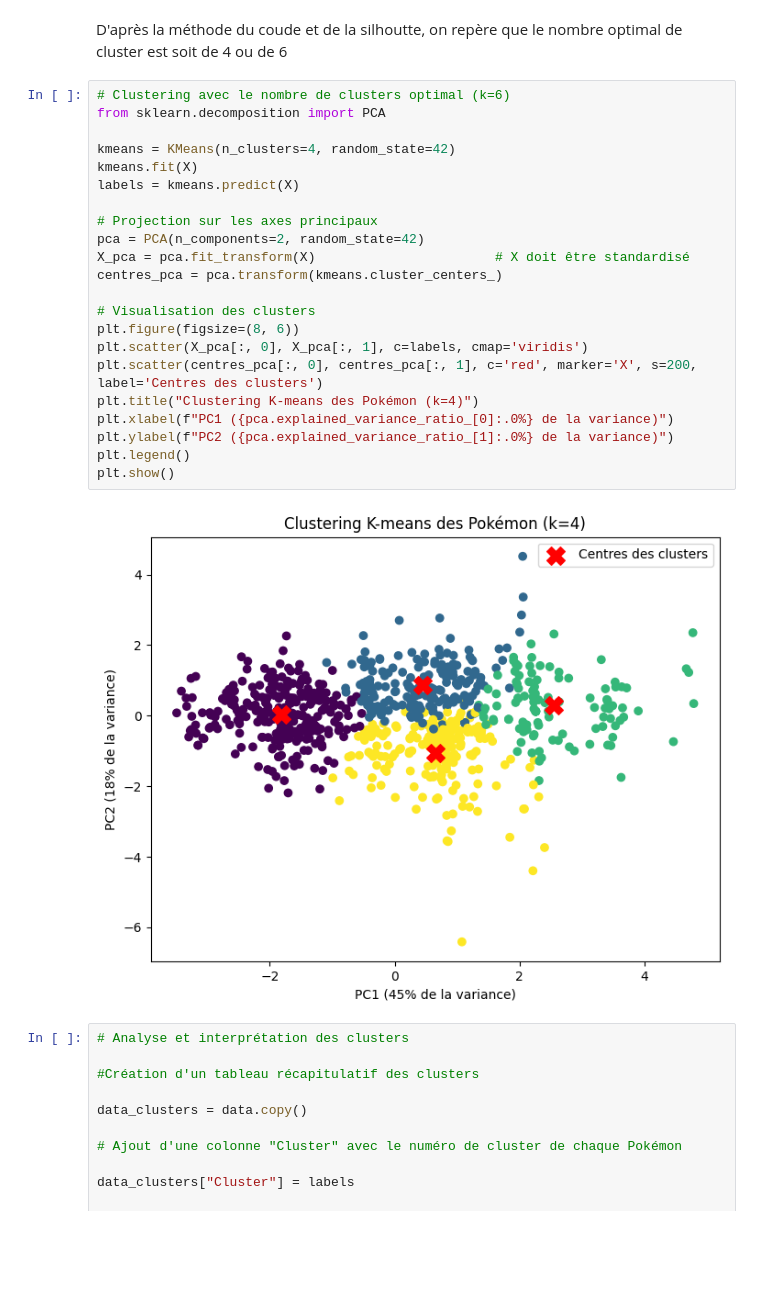
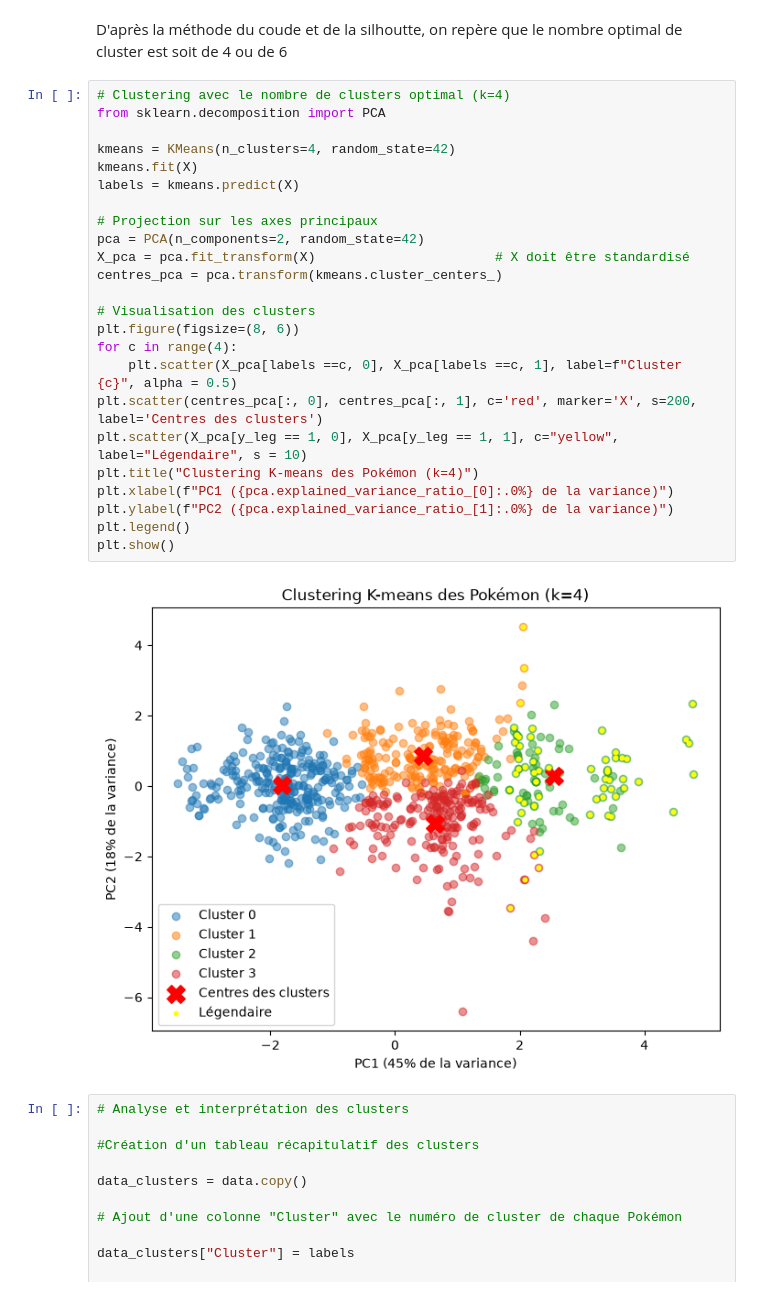
Before and after one commit to Sovany-C/Projet, a Jupyter notebook: Projet_v1.ipynb, the cells around one changed output. Drawn from its saved outputs; the diff is of its cells as text; blank space fills up the shorter version.

```diff
--- a/Projet_v1.ipynb
+++ b/Projet_v1.ipynb
@@ -164,29 +155,31 @@ plt.show()
 # %% [markdown]
 D'après la méthode du coude et de la silhoutte, on repère que le nombre optimal de cluster est soit de 4 ou de 6
 # %%
-# Clustering avec le nombre de clusters optimal (k=6)
+# Clustering avec le nombre de clusters optimal (k=4)
 from sklearn.decomposition import PCA
 
 kmeans = KMeans(n_clusters=4, random_state=42)
 kmeans.fit(X)
 labels = kmeans.predict(X)
 
 # Projection sur les axes principaux
 pca = PCA(n_components=2, random_state=42)
 X_pca = pca.fit_transform(X)                       # X doit être standardisé
 centres_pca = pca.transform(kmeans.cluster_centers_)
 
 # Visualisation des clusters
 plt.figure(figsize=(8, 6))
-plt.scatter(X_pca[:, 0], X_pca[:, 1], c=labels, cmap='viridis')
+for c in range(4):
+    plt.scatter(X_pca[labels ==c, 0], X_pca[labels ==c, 1], label=f"Cluster {c}", alpha = 0.5)
 plt.scatter(centres_pca[:, 0], centres_pca[:, 1], c='red', marker='X', s=200, label='Centres des clusters')
+plt.scatter(X_pca[y_leg == 1, 0], X_pca[y_leg == 1, 1], c="yellow", label="Légendaire", s = 10)
 plt.title("Clustering K-means des Pokémon (k=4)")
 plt.xlabel(f"PC1 ({pca.explained_variance_ratio_[0]:.0%} de la variance)")
 plt.ylabel(f"PC2 ({pca.explained_variance_ratio_[1]:.0%} de la variance)")
 plt.legend()
 plt.show()
 # %% [output]
-[figure, old version]
+[figure, new version]
 # %%
 # Analyse et interprétation des clusters
 
```
Also changed, not shown: parts of 10 cells of this notebook.
